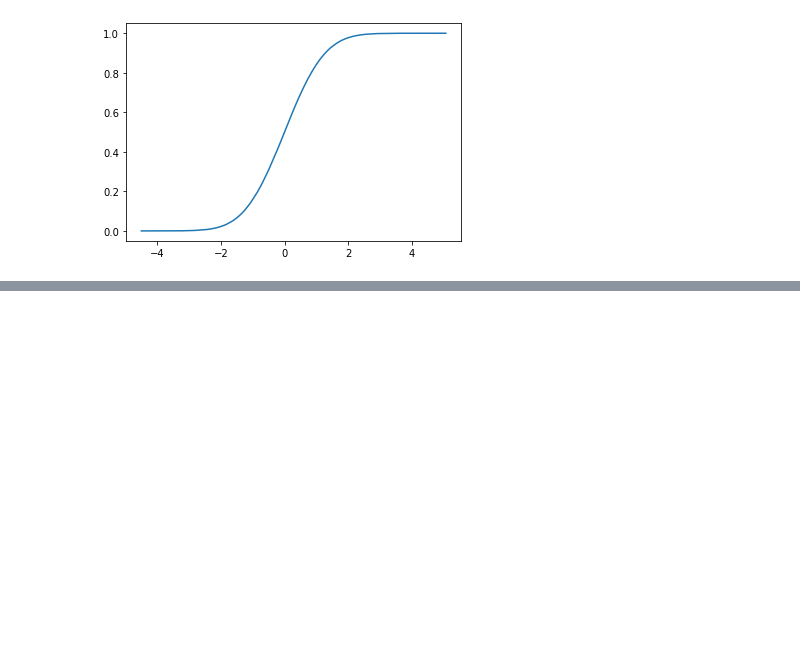
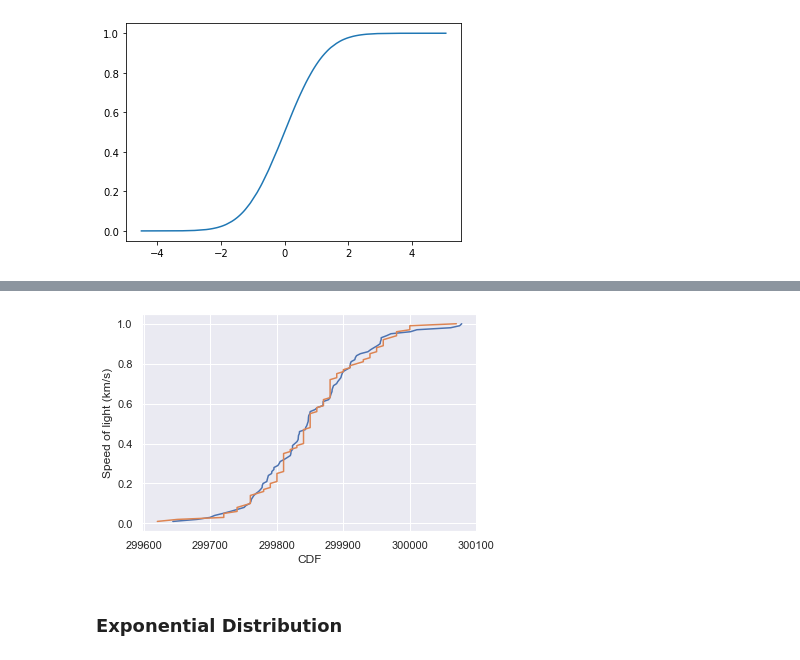
Before and after one commit to rmarinplana/personalProjects, a Jupyter notebook: EDA/statistical_thinking.ipynb, the cells around one changed output, grey strips where cells are left out. Cells and saved outputs as stored; diff of their text form; code cells hidden in the pictures; blank space fills up the shorter version.

```diff
--- a/EDA/statistical_thinking.ipynb
+++ b/EDA/statistical_thinking.ipynb
@@ -139,0 +176,10 @@ plt.show()
+# %%
+x, y = ecdf(sol)
+x_theor, y_theor = ecdf(normal_sample)
+plt.plot(x_theor, y_theor)
+plt.plot(x, y)
+plt.xlabel("CDF")
+plt.ylabel("Speed of light (km/s)")
+plt.show()
+# %% [output]
+[figure, added]
@@ -139,0 +188,2 @@ plt.show()
+# %% [markdown]
+### Exponential Distribution
```
Also changed, not shown: parts of 23 cells of this notebook.
